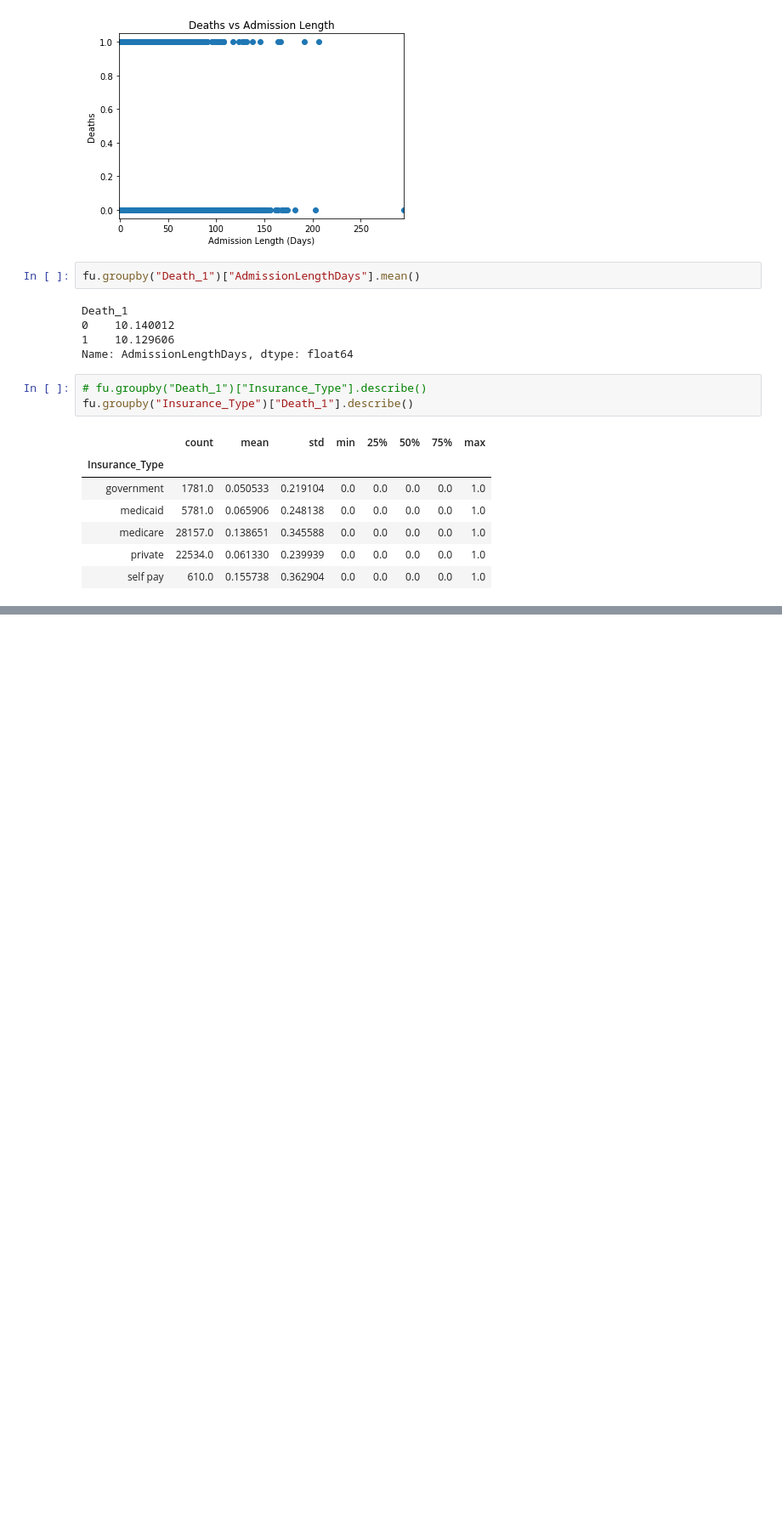
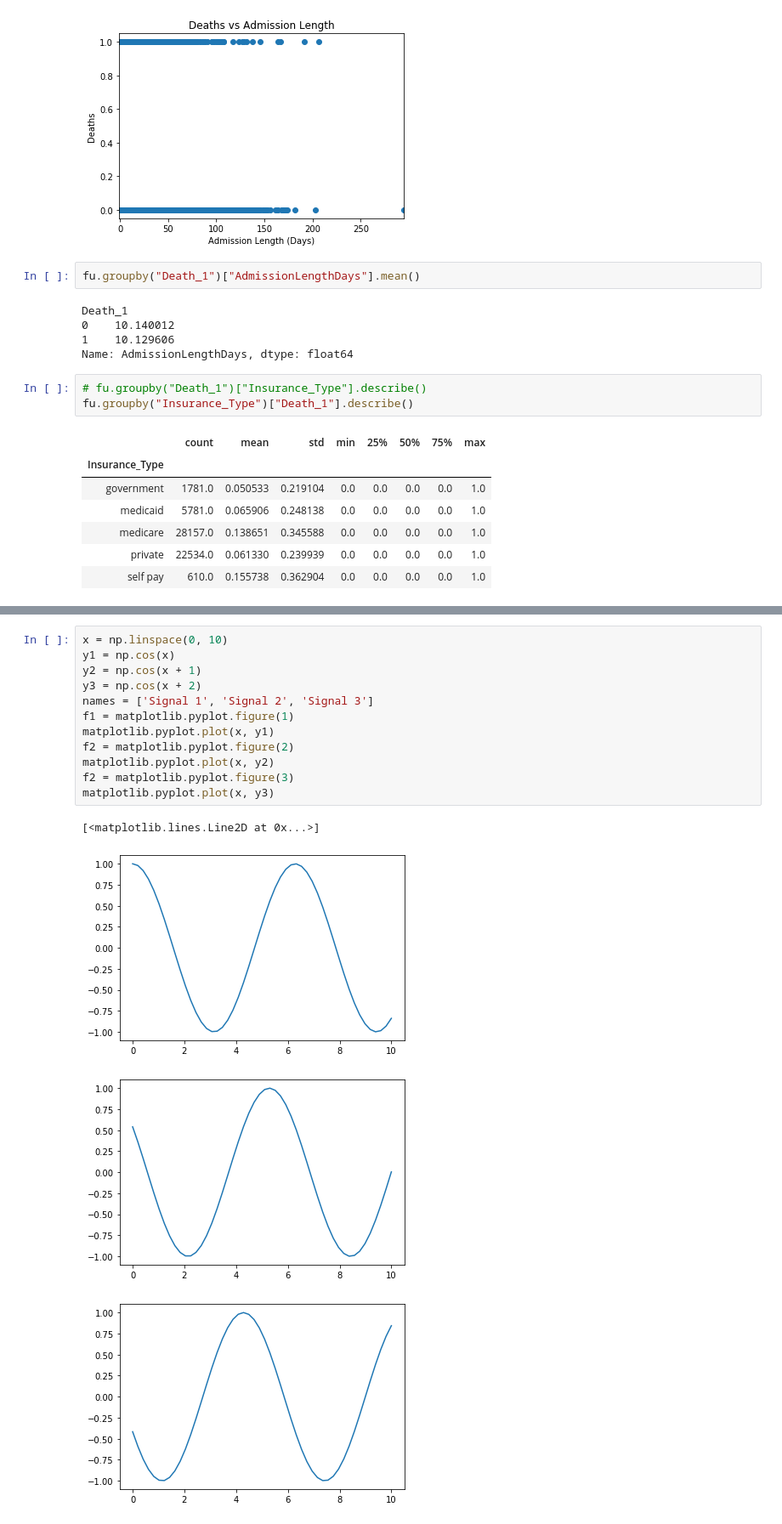
Before and after one commit to TerryMinal/mdst_workshop, a Jupyter notebook: Workshop3/checkpoint3.ipynb, the cells around one changed output, grey strips where cells are left out. Shown at 85% size. Drawn from its saved outputs; the diff is of its cells as text; blank space fills up the shorter version.

```diff
--- a/Workshop3/checkpoint3.ipynb
+++ b/Workshop3/checkpoint3.ipynb
@@ -139,0 +145,17 @@ fu.groupby("Insurance_Type")["Death_1"].nunique().plot(kind="bar")
+# %%
+x = np.linspace(0, 10)
+y1 = np.cos(x)
+y2 = np.cos(x + 1)
+y3 = np.cos(x + 2)
+names = ['Signal 1', 'Signal 2', 'Signal 3']
+f1 = matplotlib.pyplot.figure(1)
+matplotlib.pyplot.plot(x, y1)
+f2 = matplotlib.pyplot.figure(2)
+matplotlib.pyplot.plot(x, y2)
+f2 = matplotlib.pyplot.figure(3)
+matplotlib.pyplot.plot(x, y3)
+# %% [output]
+[<matplotlib.lines.Line2D at 0x...>]
+[figure, added]
+[figure, added]
+[figure, added]
```
Also changed, not shown: parts of 2 cells of this notebook.
